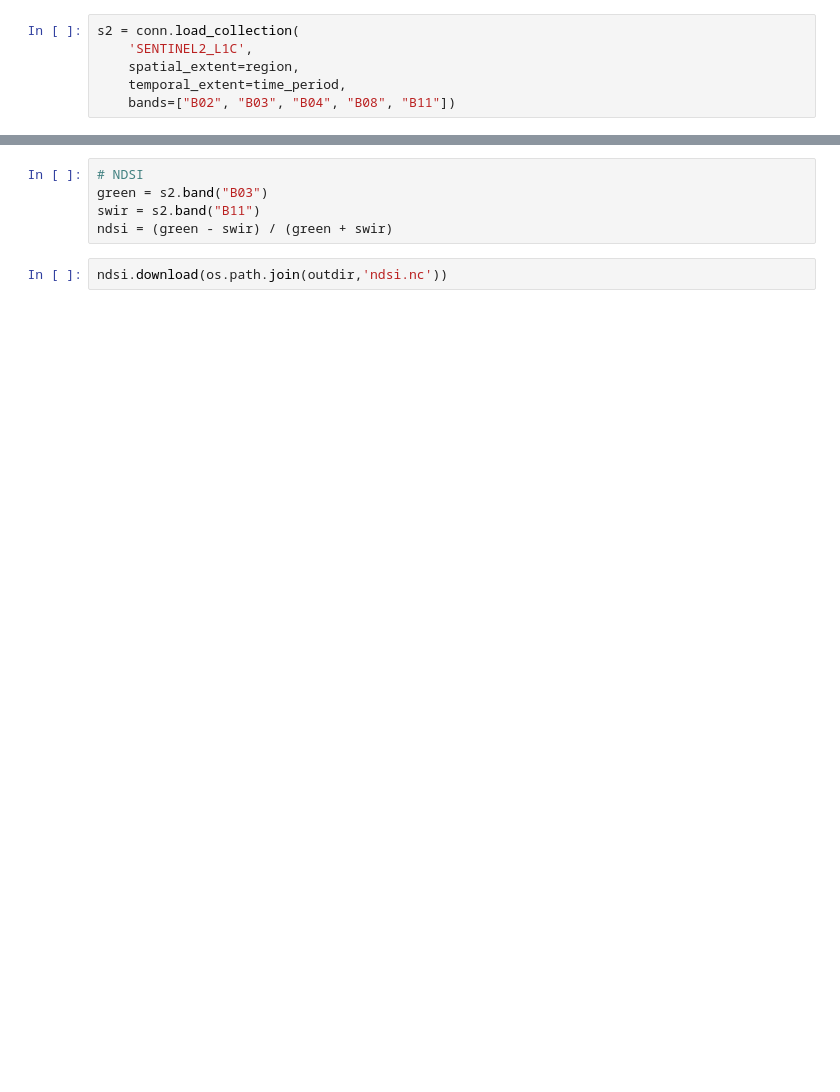
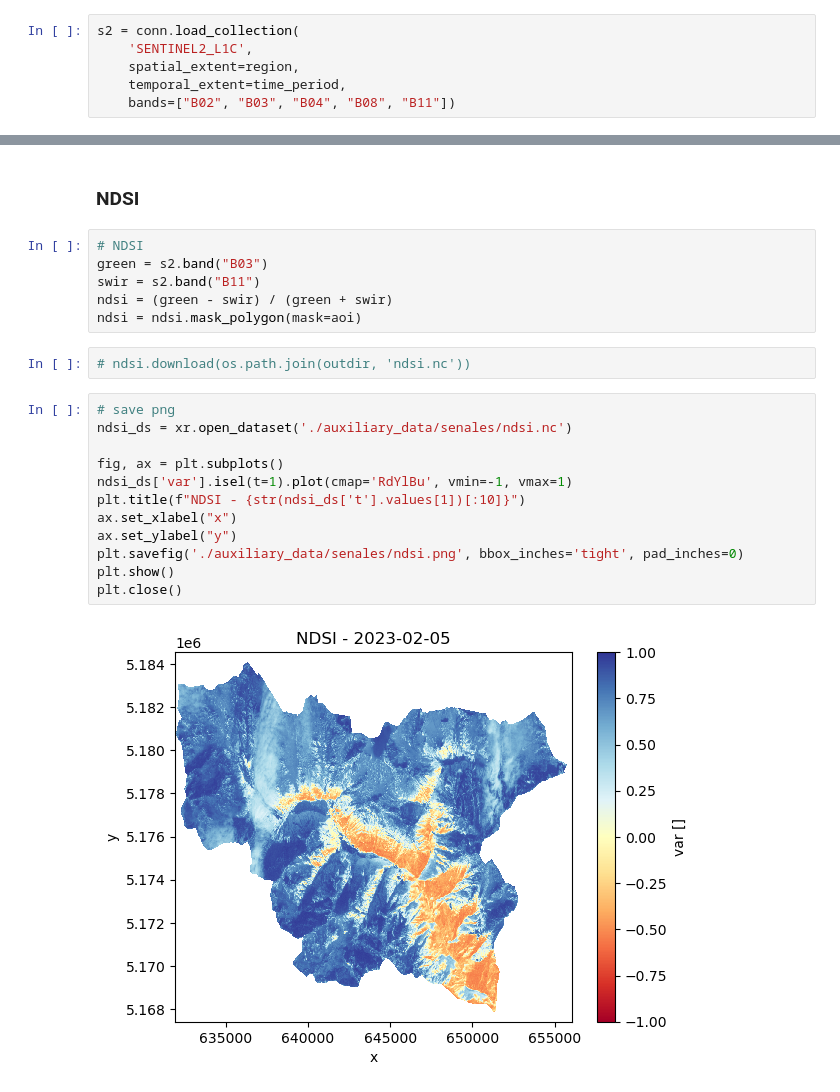
Before and after one commit to GeoKauko/snow_SVM, a Jupyter notebook: auxiliary/indices.ipynb, the cells around one changed output, grey strips where cells are left out. Drawn from its saved outputs; the diff is of its cells as text; blank space fills up the shorter version.

```diff
--- a/auxiliary/indices.ipynb
+++ b/auxiliary/indices.ipynb
@@ -48,7 +98,24 @@ ndvi.download(os.path.join(outdir,'ndvi.nc'))
+# %% [markdown]
+### NDSI
 # %%
 # NDSI
 green = s2.band("B03")
 swir = s2.band("B11")
 ndsi = (green - swir) / (green + swir)
+ndsi = ndsi.mask_polygon(mask=aoi)
-# %%
-ndsi.download(os.path.join(outdir,'ndsi.nc'))
+# %%
+# ndsi.download(os.path.join(outdir, 'ndsi.nc'))
+# %%
+# save png
+ndsi_ds = xr.open_dataset('./auxiliary_data/senales/ndsi.nc')
+
+fig, ax = plt.subplots()
+ndsi_ds['var'].isel(t=1).plot(cmap='RdYlBu', vmin=-1, vmax=1)
+plt.title(f"NDSI - {str(ndsi_ds['t'].values[1])[:10]}")
+ax.set_xlabel("x")
+ax.set_ylabel("y")
+plt.savefig('./auxiliary_data/senales/ndsi.png', bbox_inches='tight', pad_inches=0)
+plt.show()
+plt.close()
+# %% [output]
+[figure, added]
```
Also changed, not shown: parts of 23 cells of this notebook, 10 other files.
